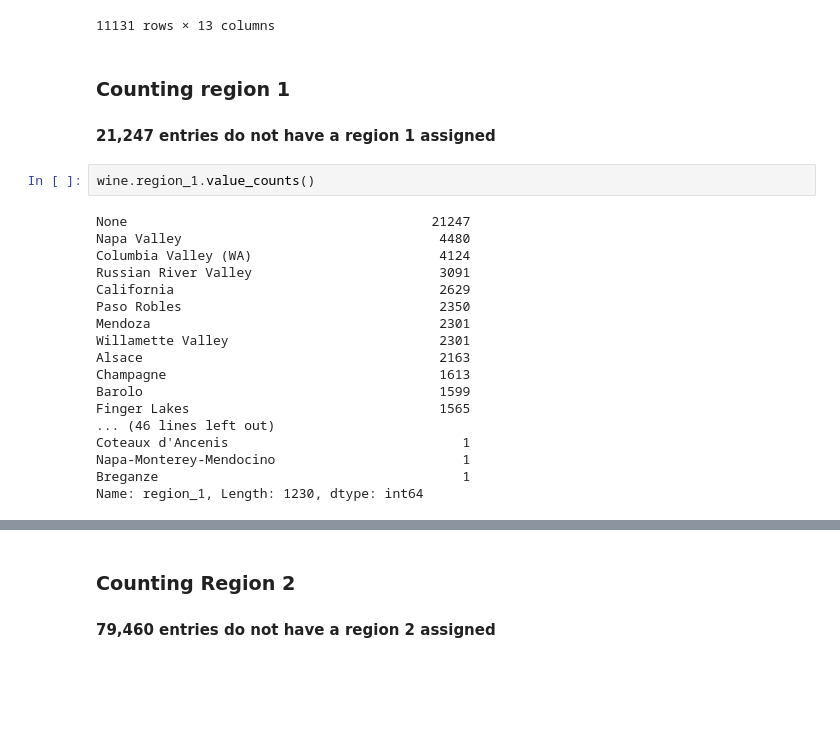
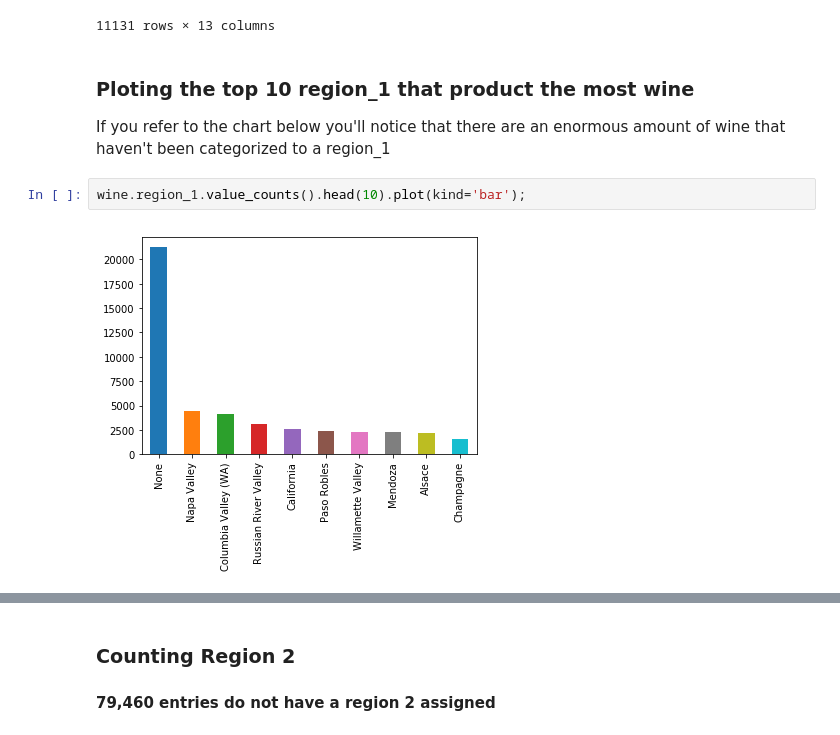
Before and after one commit to evanrosa/wine-ML-capstone-2018, a Jupyter notebook: 02-EDA.ipynb, the cells around one changed output, grey strips where cells are left out. Drawn from its saved outputs; the diff is of its cells as text; blank space fills up the shorter version.

```diff
--- a/02-EDA.ipynb
+++ b/02-EDA.ipynb
@@ -155,27 +159,11 @@ wine[wine.duplicated(['title'])].sort_values('title')
 | 80322 | Argentina | Scratchy aromas of raspberry and ... | Made With Organically Grown Grapes | 85 | 11.0 | Mendoza Province | Mendoza | None | Michael Schachner | ... |
 | 95773 | US | Pretty and deep, this has notes o... | None | 90 | 35.0 | Washington | Columbia Valley (WA) | Columbia Valley | Paul Gregutt | ... |
 11131 rows × 13 columns
-# %% [markdown]
-### Counting region 1
-
-#### 21,247 entries do not have a region 1 assigned
+# %% [markdown]
+### Ploting the top 10 region_1 that product the most wine
+
+If you refer to the chart below you'll notice that there are an enormous amount of wine that haven't been categorized to a region_1
 # %%
-wine.region_1.value_counts()
+wine.region_1.value_counts().head(10).plot(kind='bar');
 # %% [output]
-None                                       21247
-Napa Valley                                 4480
-Columbia Valley (WA)                        4124
-Russian River Valley                        3091
-California                                  2629
-Paso Robles                                 2350
-Mendoza                                     2301
-Willamette Valley                           2301
-Alsace                                      2163
-Champagne                                   1613
-Barolo                                      1599
-Finger Lakes                                1565
-... (46 lines left out)
-Coteaux d'Ancenis                              1
-Napa-Monterey-Mendocino                        1
-Breganze                                       1
-Name: region_1, Length: 1230, dtype: int64
+[figure, added]
```
Also changed, not shown: parts of 23 cells of this notebook.
